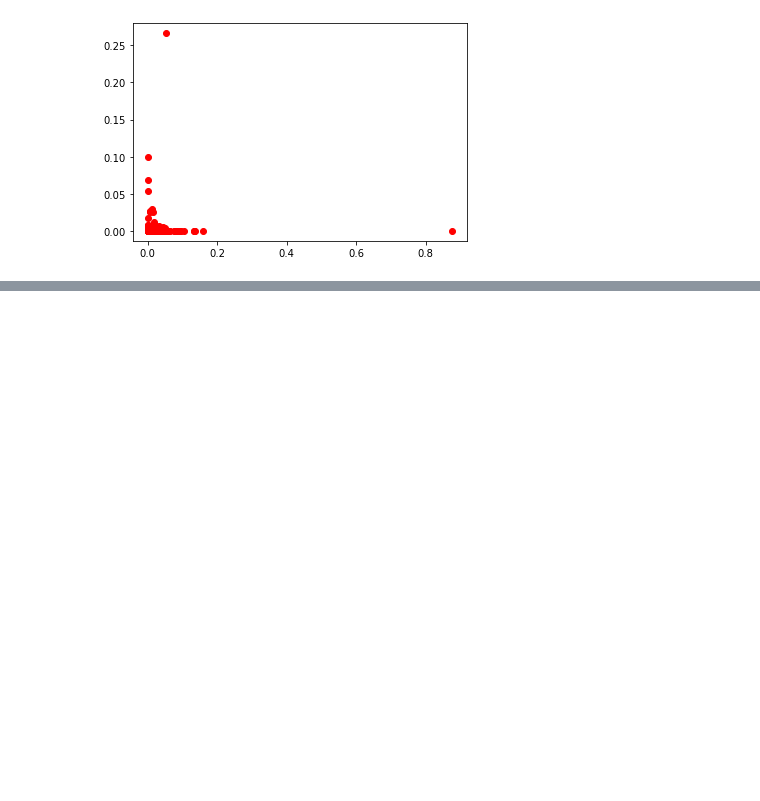
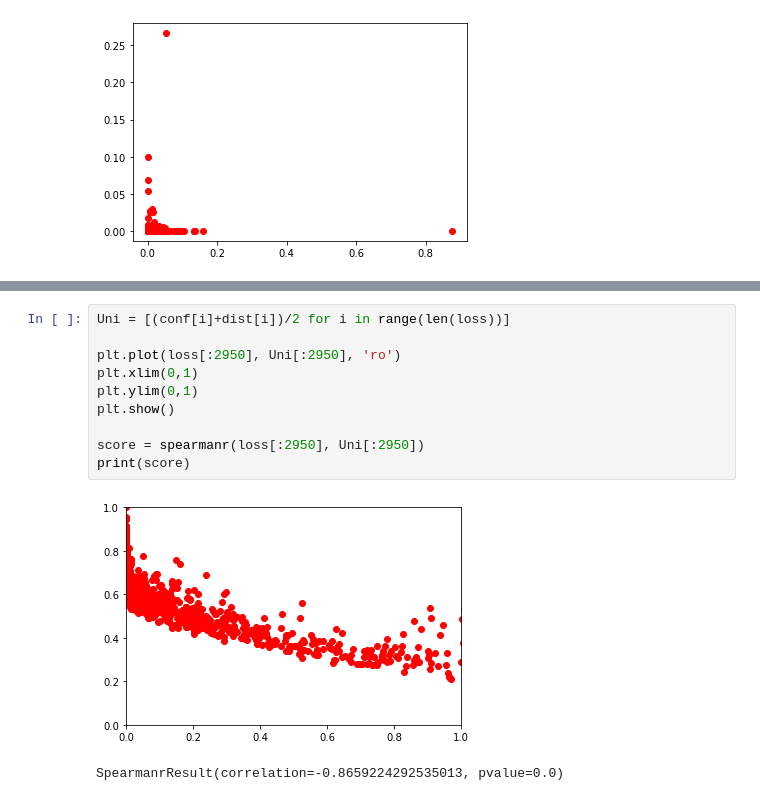
Before and after one commit to gist-ailab/uncertainty-activelearning, a Jupyter notebook: PT4AL/test.ipynb, the cells around one changed output, grey strips where cells are left out. Drawn from its saved outputs; the diff is of its cells as text; blank space fills up the shorter version.

```diff
--- a/PT4AL/test.ipynb
+++ b/PT4AL/test.ipynb
@@ -136,0 +155,13 @@ SpearmanrResult(correlation=-0.9313491940564397, pvalue=0.0)
+# %%
+Uni = [(conf[i]+dist[i])/2 for i in range(len(loss))]
+
+plt.plot(loss[:2950], Uni[:2950], 'ro')
+plt.xlim(0,1)
+plt.ylim(0,1)
+plt.show()
+
+score = spearmanr(loss[:2950], Uni[:2950])
+print(score)
+# %% [output]
+[figure, added]
+SpearmanrResult(correlation=-0.8659224292535013, pvalue=0.0)
```
Also changed, not shown: parts of 3 cells of this notebook, 6 other files.
